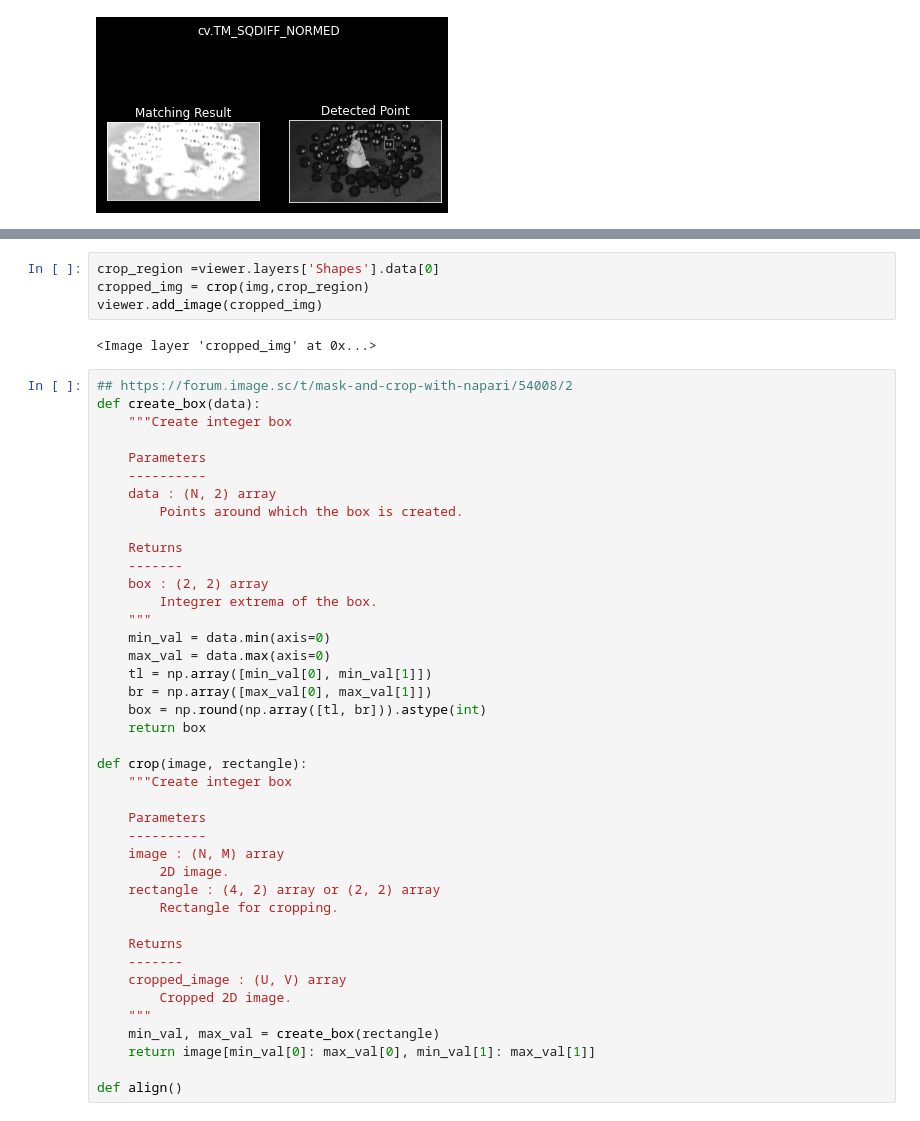
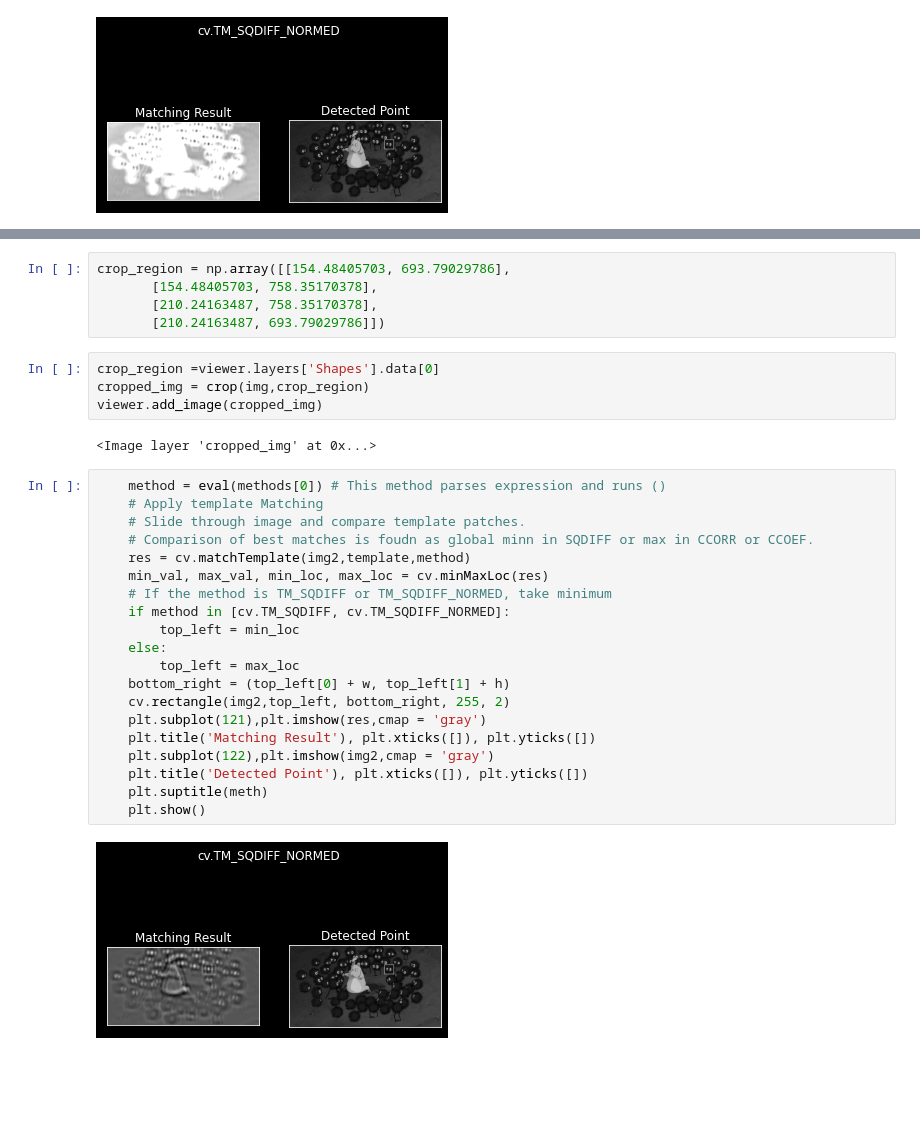
Before and after one commit to SaraLab-Group/m25-napari, a Jupyter notebook: notebooks/template_matching.ipynb, the cells around one changed output, grey strips where cells are left out. Saved outputs shown, nothing was run; the diff lists cells and outputs as text; blank space fills up the shorter version.

Commit message:
template matching with saved coordinates. no subpixel registration yet

```diff
--- a/notebooks/template_matching.ipynb
+++ b/notebooks/template_matching.ipynb
@@ -311,47 +348,33 @@ TypeError: only size-1 arrays can be converted to Python scalars
+# %%
+crop_region = np.array([[154.48405703, 693.79029786],
+       [154.48405703, 758.35170378],
+       [210.24163487, 758.35170378],
+       [210.24163487, 693.79029786]])
 # %%
 crop_region =viewer.layers['Shapes'].data[0]
 cropped_img = crop(img,crop_region)
 viewer.add_image(cropped_img)
 # %% [output]
 <Image layer 'cropped_img' at 0x...>
-# %%
-## https://forum.image.sc/t/mask-and-crop-with-napari/54008/2
-def create_box(data):
-    """Create integer box
-
-    Parameters
-    ----------
-    data : (N, 2) array
-        Points around which the box is created.
-
-    Returns
-    -------
-    box : (2, 2) array
-        Integrer extrema of the box.
-    """
-    min_val = data.min(axis=0)
-    max_val = data.max(axis=0)
-    tl = np.array([min_val[0], min_val[1]])
-    br = np.array([max_val[0], max_val[1]])
-    box = np.round(np.array([tl, br])).astype(int)
-    return box
-
-def crop(image, rectangle):
-    """Create integer box
-
-    Parameters
-    ----------
-    image : (N, M) array
-        2D image.
-    rectangle : (4, 2) array or (2, 2) array
-        Rectangle for cropping.
-
-    Returns
-    -------
-    cropped_image : (U, V) array
-        Cropped 2D image.
-    """
-    min_val, max_val = create_box(rectangle)
-    return image[min_val[0]: max_val[0], min_val[1]: max_val[1]]
-
-def align()
+# %%
+    method = eval(methods[0]) # This method parses expression and runs ()
+    # Apply template Matching
+    # Slide through image and compare template patches.
+    # Comparison of best matches is foudn as global minn in SQDIFF or max in CCORR or CCOEF.
+    res = cv.matchTemplate(img2,template,method)
+    min_val, max_val, min_loc, max_loc = cv.minMaxLoc(res)
+    # If the method is TM_SQDIFF or TM_SQDIFF_NORMED, take minimum
+    if method in [cv.TM_SQDIFF, cv.TM_SQDIFF_NORMED]:
+        top_left = min_loc
+    else:
+        top_left = max_loc
+    bottom_right = (top_left[0] + w, top_left[1] + h)
+    cv.rectangle(img2,top_left, bottom_right, 255, 2)
+    plt.subplot(121),plt.imshow(res,cmap = 'gray')
+    plt.title('Matching Result'), plt.xticks([]), plt.yticks([])
+    plt.subplot(122),plt.imshow(img2,cmap = 'gray')
+    plt.title('Detected Point'), plt.xticks([]), plt.yticks([])
+    plt.suptitle(meth)
+    plt.show()
+# %% [output]
+[figure, added]
```
Also changed, not shown: parts of 12 cells of this notebook, 1 other file.
